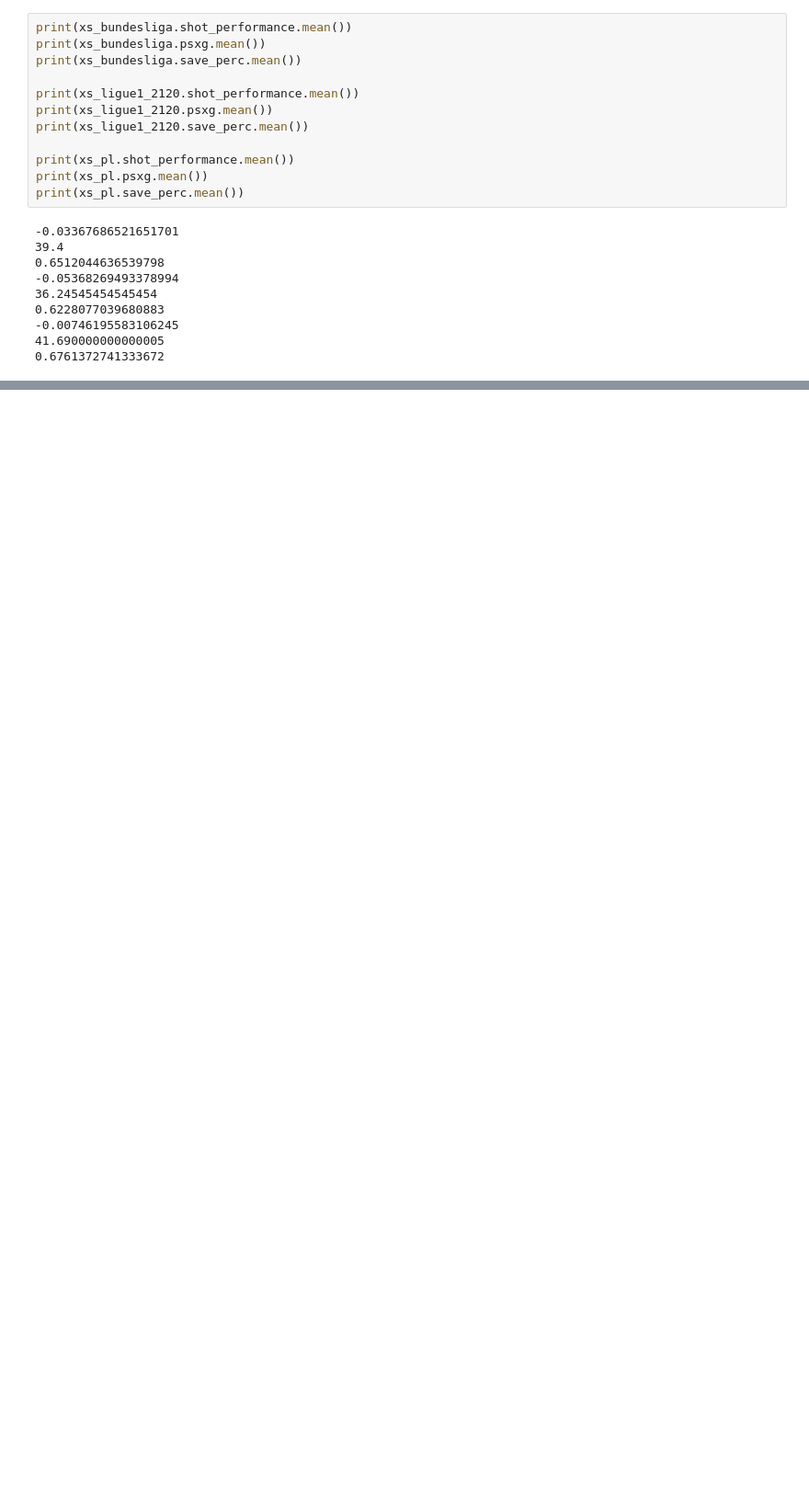
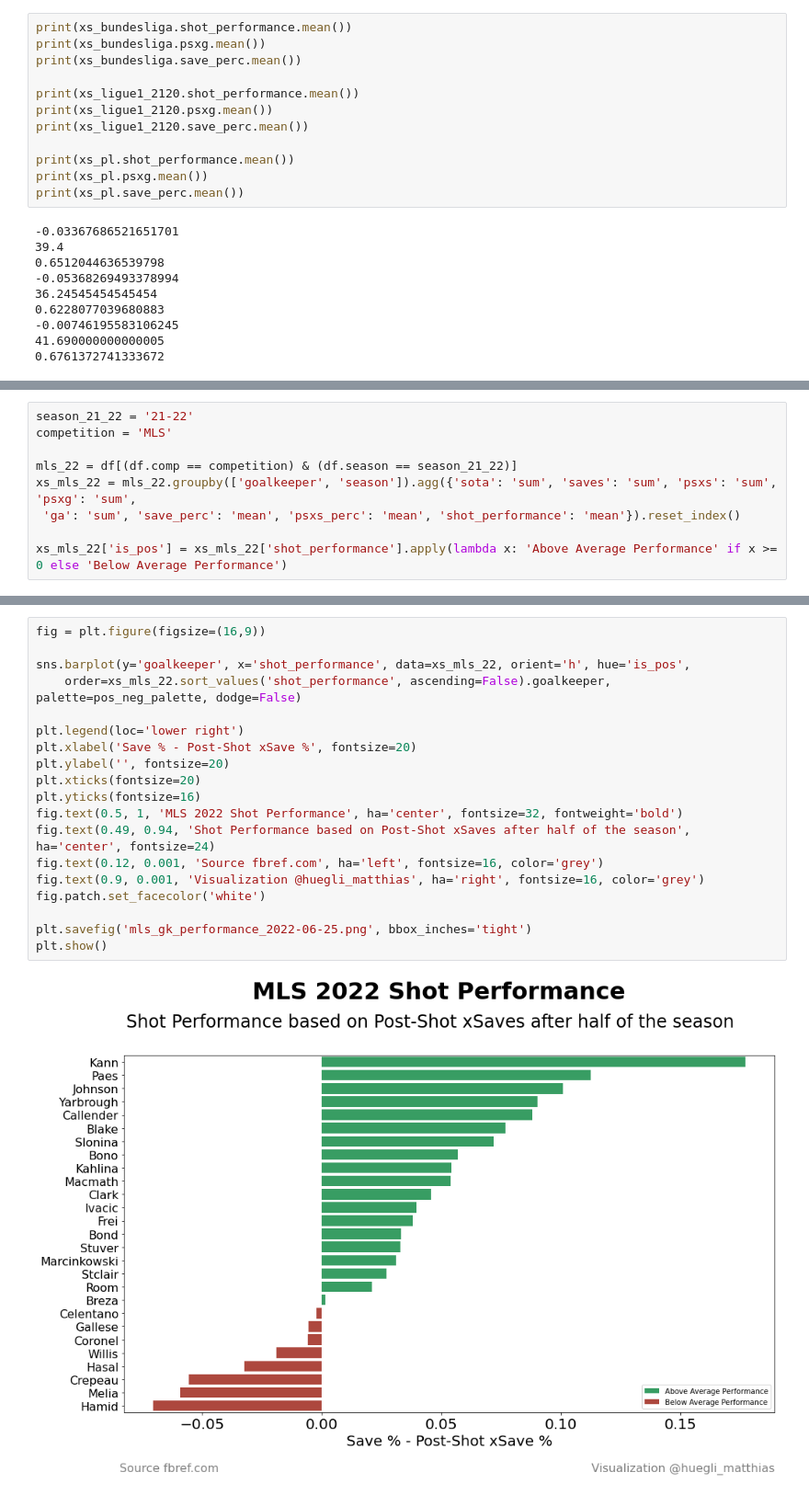
Before and after one commit to keepertrainer78698/youth-base, a Jupyter notebook: goalkeeping/int-goalkeeping/expected_saves.ipynb, the cells around one changed output, grey strips where cells are left out. Shown at 92% size. Cells and saved outputs as stored; diff of their text form; blank space fills up the shorter version.

```diff
--- a/goalkeeping/int-goalkeeping/expected_saves.ipynb
+++ b/goalkeeping/int-goalkeeping/expected_saves.ipynb
@@ -294,0 +298,9 @@ print(xs_pl.save_perc.mean())
+# %%
+season_21_22 = '21-22'
+competition = 'MLS'
+
+mls_22 = df[(df.comp == competition) & (df.season == season_21_22)]
+xs_mls_22 = mls_22.groupby(['goalkeeper', 'season']).agg({'sota': 'sum', 'saves': 'sum', 'psxs': 'sum', 'psxg': 'sum',
+ 'ga': 'sum', 'save_perc': 'mean', 'psxs_perc': 'mean', 'shot_performance': 'mean'}).reset_index()
+
+xs_mls_22['is_pos'] = xs_mls_22['shot_performance'].apply(lambda x: 'Above Average Performance' if x >= 0 else 'Below Average Performance')
@@ -294,0 +327,21 @@ print(xs_pl.save_perc.mean())
+# %%
+fig = plt.figure(figsize=(16,9))
+
+sns.barplot(y='goalkeeper', x='shot_performance', data=xs_mls_22, orient='h', hue='is_pos',
+    order=xs_mls_22.sort_values('shot_performance', ascending=False).goalkeeper, palette=pos_neg_palette, dodge=False)
+
+plt.legend(loc='lower right')
+plt.xlabel('Save % - Post-Shot xSave %', fontsize=20)
+plt.ylabel('', fontsize=20)
+plt.xticks(fontsize=20)
+plt.yticks(fontsize=16)
+fig.text(0.5, 1, 'MLS 2022 Shot Performance', ha='center', fontsize=32, fontweight='bold')
+fig.text(0.49, 0.94, 'Shot Performance based on Post-Shot xSaves after half of the season', ha='center', fontsize=24)
+fig.text(0.12, 0.001, 'Source fbref.com', ha='left', fontsize=16, color='grey')
+fig.text(0.9, 0.001, 'Visualization @huegli_matthias', ha='right', fontsize=16, color='grey')
+fig.patch.set_facecolor('white')
+
+plt.savefig('mls_gk_performance_2022-06-25.png', bbox_inches='tight')
+plt.show()
+# %% [output]
+[figure, added]
```
Also changed, not shown: parts of 4 cells of this notebook, 2 other files.
